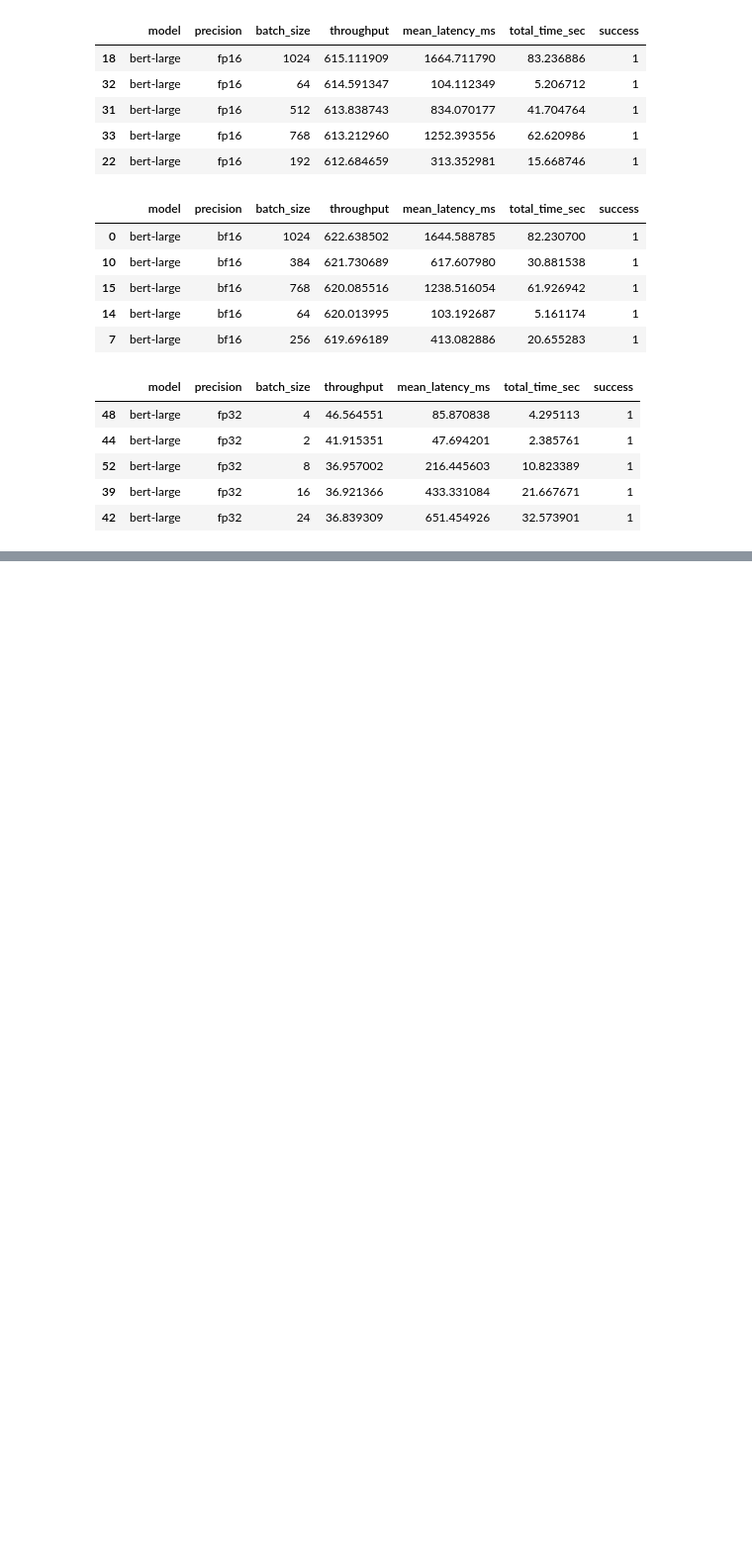
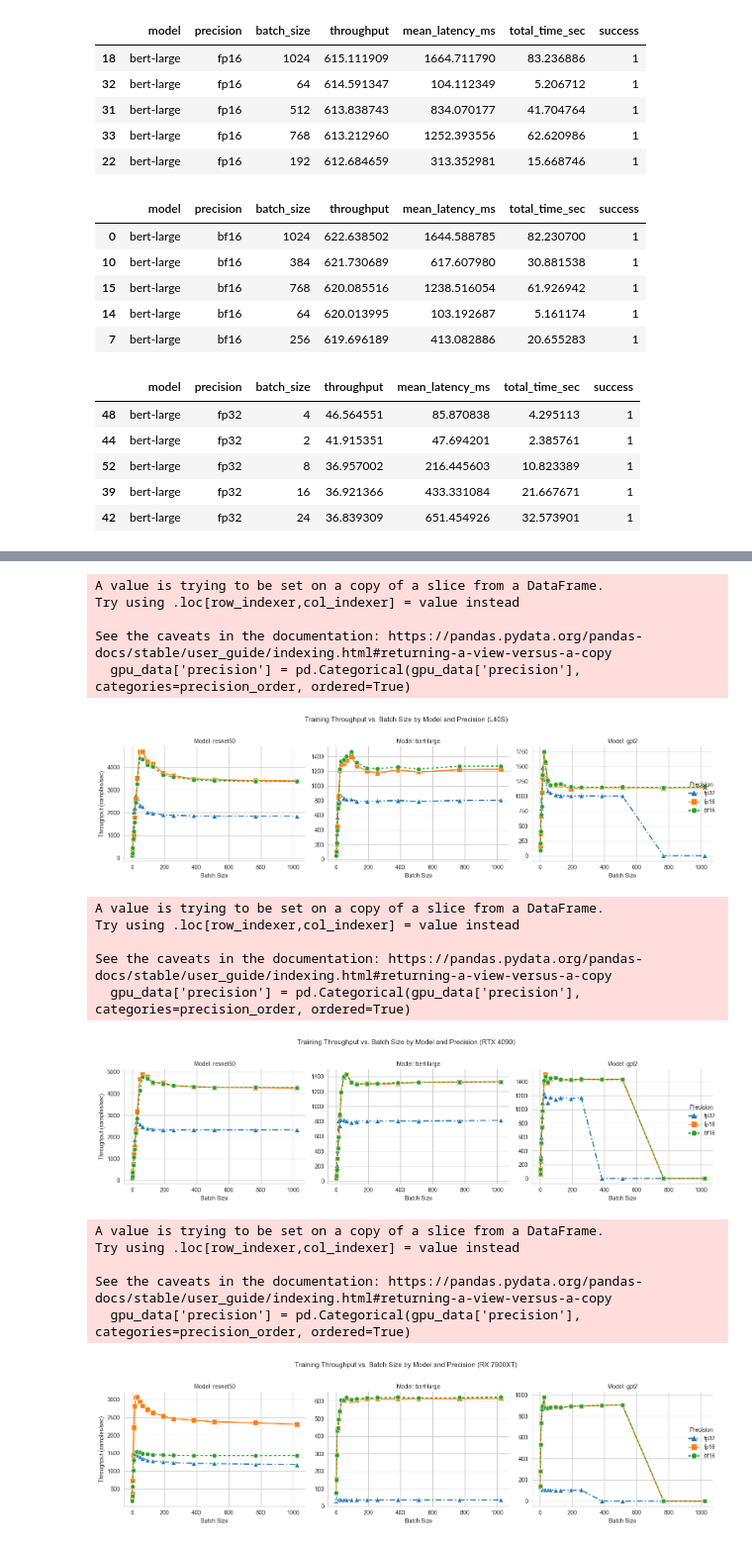
Before and after one commit to henriqueutzig/tcc_mixed_precision, a Jupyter notebook: train_experiment_data/eval_precision_infer.ipynb, the cells around one changed output, grey strips where cells are left out. Shown at 99% size. Drawn from its saved outputs; the diff is of its cells as text; code cells hidden in the pictures; blank space fills up the shorter version.

```diff
--- a/train_experiment_data/eval_precision_infer.ipynb
+++ b/train_experiment_data/eval_precision_infer.ipynb
@@ -249,0 +307,63 @@ plt.show()
+# %%
+# Combine all GPU data into one DataFrame
+df_combined = pd.concat([df_l40s, df_4090, df_7900], ignore_index=True)
+
+# Create separate plots for each GPU with better visual distinction
+for gpu_name in df_combined['gpu'].unique():
+    gpu_data = df_combined[df_combined['gpu'] == gpu_name]
+
+    # Set the order of precision categories to ensure bf16 is drawn last (on top)
+    precision_order = ['fp32', 'fp16', 'bf16']
+    gpu_data['precision'] = pd.Categorical(gpu_data['precision'], categories=precision_order, ordered=True)
+    gpu_data = gpu_data.sort_values('precision')
+
+    # Create a faceted plot for this specific GPU with different markers and styles
+    g = sns.relplot(
+        data=gpu_data,
+        x='batch_size',
+        y='throughput',
+        hue='precision',
+        hue_order=precision_order,  # Explicitly set the order
+        style='precision',  # Add style mapping for better distinction
+        col='model',
+        kind='line',
+        markers={'bf16': 'o', 'fp16': 's', 'fp32': '^'},  # Different markers
+        dashes={'bf16': (2, 2), 'fp16': (1, 0), 'fp32': (5, 2, 1, 2)},  # Different line styles
+        # palette='viridis',  # Use same color palette as heatmaps
+        col_wrap=3,
+        height=4,
+        aspect=1.2,
+        facet_kws={'sharey': False, 'sharex': False},
+        linewidth=2,  # Make lines thicker
+        markersize=8  # Make markers larger
+    )
+
+    # Set titles and labels
+    g.fig.suptitle(f'Training Throughput vs. Batch Size by Model and Precision ({gpu_name})', y=1.02)
+    g.set_axis_labels("Batch Size", "Throughput (samples/sec)")
+    g.set_titles("Model: {col_name}")
+
+    # Improve legend
+    g._legend.set_title('Precision')
+
+    plt.tight_layout()
+    plt.show()
+# %% [output]
+A value is trying to be set on a copy of a slice from a DataFrame.
+Try using .loc[row_indexer,col_indexer] = value instead
+
+See the caveats in the documentation: https://pandas.pydata.org/pandas-docs/stable/user_guide/indexing.html#returning-a-view-versus-a-copy
+  gpu_data['precision'] = pd.Categorical(gpu_data['precision'], categories=precision_order, ordered=True)
+[figure, added]
+A value is trying to be set on a copy of a slice from a DataFrame.
+Try using .loc[row_indexer,col_indexer] = value instead
+
+See the caveats in the documentation: https://pandas.pydata.org/pandas-docs/stable/user_guide/indexing.html#returning-a-view-versus-a-copy
+  gpu_data['precision'] = pd.Categorical(gpu_data['precision'], categories=precision_order, ordered=True)
+[figure, added]
+A value is trying to be set on a copy of a slice from a DataFrame.
+Try using .loc[row_indexer,col_indexer] = value instead
+
+See the caveats in the documentation: https://pandas.pydata.org/pandas-docs/stable/user_guide/indexing.html#returning-a-view-versus-a-copy
+  gpu_data['precision'] = pd.Categorical(gpu_data['precision'], categories=precision_order, ordered=True)
+[figure, added]
```
Also changed, not shown: parts of 3 cells of this notebook, 1 other file.
